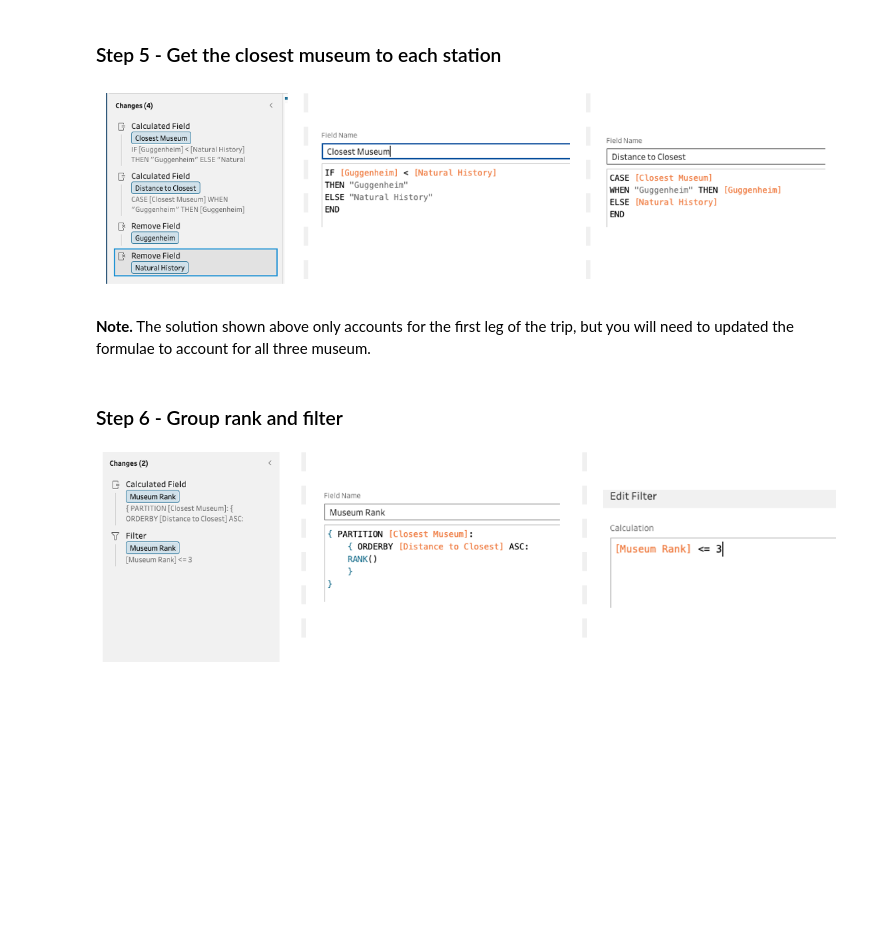
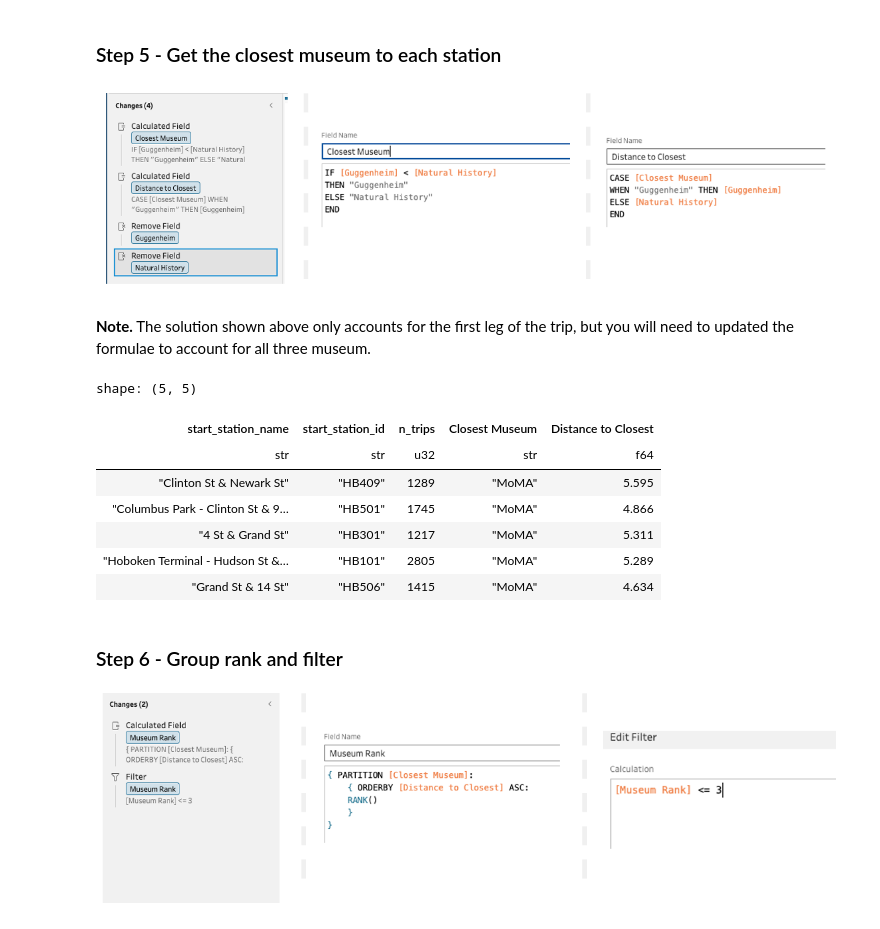
Before and after one commit to sq9890xp/museum_tours, a Jupyter notebook: act1_4_museum_tour-checkpoint.ipynb, the cells around one changed output. Saved outputs shown, nothing was run; the diff lists cells and outputs as text; code cells hidden in the pictures; blank space fills up the shorter version.

```diff
--- a/act1_4_museum_tour-checkpoint.ipynb
+++ b/act1_4_museum_tour-checkpoint.ipynb
@@ -172,3 +221,45 @@ moma_lat, moma_lng = (40.761667, -73.9775)
+# %%
+(city_bike_4 :=
+ city_bike_3
+ # Compute the closest museum NAME column using a when(...).then(...).otherwise(...) expression.
+   .with_columns(
+        pl.when(
+            (pl.col("Guggenheim").cast(pl.Float64)
+               <= pl.col("Natural History").cast(pl.Float64)) &
+            (pl.col("Guggenheim").cast(pl.Float64)
+               <= pl.col("MoMA").cast(pl.Float64))
+        ).then(pl.lit("Guggenheim"))
+         .when(
+            (pl.col("Natural History").cast(pl.Float64)
+               <= pl.col("Guggenheim").cast(pl.Float64)) &
+            (pl.col("Natural History").cast(pl.Float64)
+               <= pl.col("MoMA").cast(pl.Float64))
+        ).then(pl.lit("Natural History"))
+         .otherwise(pl.lit("MoMA"))
+         .alias("Closest Museum")
+    )
+ # Create a closest museum DISTANCE column using a when(...).then(...).otherwise(...) expression.
+    .with_columns(
+        pl.when(pl.col("Closest Museum") == "Guggenheim")
+           .then(pl.col("Guggenheim").cast(pl.Float64))
+         .when(pl.col("Closest Museum") == "Natural History")
+           .then(pl.col("Natural History").cast(pl.Float64))
+         .otherwise(pl.col("MoMA").cast(pl.Float64))
+         .alias("Distance to Closest")
+    )
+ # Drop the individual museum distance columns.
+.drop(["Guggenheim", "Natural History", "MoMA"])
+
+ ).head()
+# %% [output]
+shape: (5, 5)
+| start_station_name | start_station_id | n_trips | Closest Museum | Distance to Closest |
+| str | str | u32 | str | f64 |
+| "Clinton St & Newark St" | "HB409" | 1289 | "MoMA" | 5.595 |
+| "Columbus Park - Clinton St & 9… | "HB501" | 1745 | "MoMA" | 4.866 |
+| "4 St & Grand St" | "HB301" | 1217 | "MoMA" | 5.311 |
+| "Hoboken Terminal - Hudson St &… | "HB101" | 2805 | "MoMA" | 5.289 |
+| "Grand St & 14 St" | "HB506" | 1415 | "MoMA" | 4.634 |
 # %% [markdown]
 ### Step 6 - Group rank and filter
 
```
Also changed, not shown: parts of 18 cells of this notebook.
